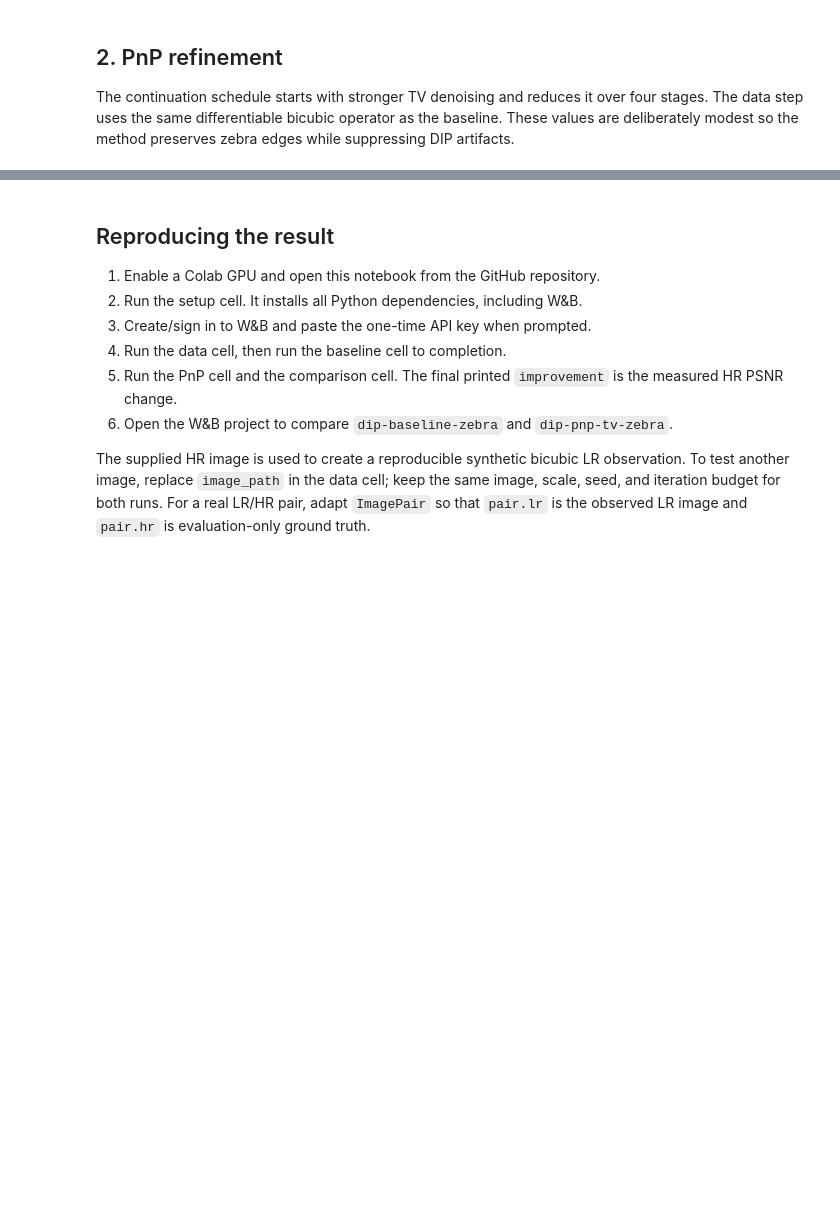
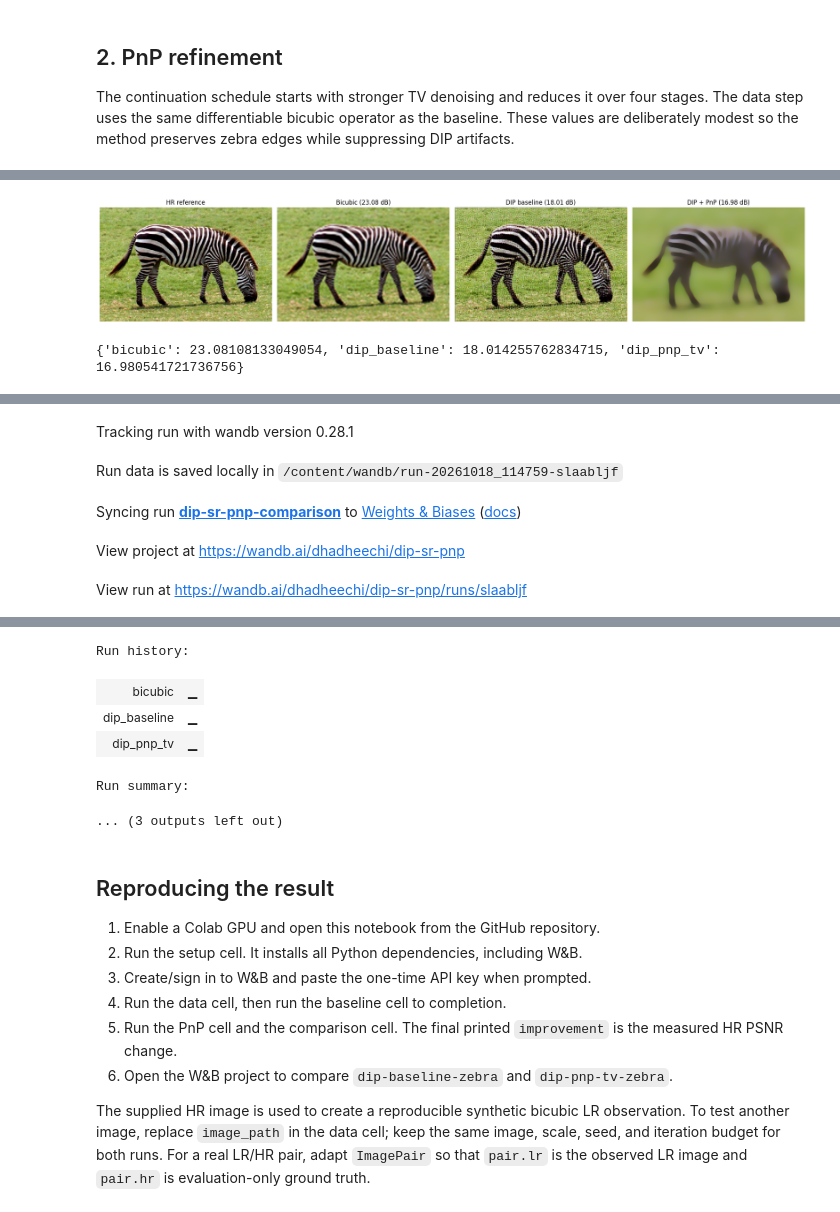
Before and after one commit to Dhadheechi/dip-sr, a Jupyter notebook: notebooks/super_resolution_template.ipynb, the cells around one changed output, grey strips where cells are left out. Saved outputs shown, nothing was run; the diff lists cells and outputs as text; code cells hidden in the pictures; blank space fills up the shorter version.

```diff
--- a/notebooks/super_resolution_template.ipynb
+++ b/notebooks/super_resolution_template.ipynb
@@ -94,28 +146,44 @@ print(f"improvement: {psnr(pnp.output, pair.hr) - psnr(baseline.output, pair.hr)
 # %%
 bicubic = torch.nn.functional.interpolate(
     pair.lr, size=pair.hr.shape[-2:], mode="bicubic", align_corners=False
 )
+pnp_config = PnPConfig(
+    outer_steps=4,
+    inner_steps=12,
+    data_step=50.0,
+    denoise_relaxation=0.15,
+    tv_weights=(0.008, 0.005, 0.003, 0.001),
+    experiment_name="dip-pnp-tv-zebra",
+    wandb_project=WANDB_PROJECT if USE_WANDB else None,
+    wandb_mode="online",
+)
+
+# Start from bicubic rather than the failed DIP output.
+pnp = run_pnp_refinement(pair, bicubic, pnp_config)
 fig, axes = plt.subplots(1, 4, figsize=(20, 5))
 images = [pair.hr, bicubic, baseline.output, pnp.output]
 titles = [
     "HR reference",
     f"Bicubic ({psnr(bicubic, pair.hr):.2f} dB)",
     f"DIP baseline ({psnr(baseline.output, pair.hr):.2f} dB)",
     f"DIP + PnP ({psnr(pnp.output, pair.hr):.2f} dB)",
 ]
 for axis, value, title in zip(axes, images, titles):
     axis.imshow(tensor_to_image(value))
     axis.set_title(title)
     axis.axis("off")
 plt.tight_layout()
 plt.show()
 
 comparison = {
     "bicubic": psnr(bicubic, pair.hr),
     "dip_baseline": psnr(baseline.output, pair.hr),
     "dip_pnp_tv": psnr(pnp.output, pair.hr),
 }
 print(comparison)
 if USE_WANDB:
     with wandb.init(project=WANDB_PROJECT, name="dip-sr-pnp-comparison", config=comparison) as comparison_run:
         comparison_run.log(comparison)
+# %% [output]
+[figure, added]
+{'bicubic': 23.08108133049054, 'dip_baseline': 18.014255762834715, 'dip_pnp_tv': 16.980541721736756}
@@ -121,0 +191,5 @@ if USE_WANDB:
+Tracking run with wandb version 0.28.1
+Run data is saved locally in /content/wandb/run-20261018_114759-slaabljf
+Syncing run dip-sr-pnp-comparison to Weights & Biases (docs)
+View project at https://wandb.ai/dhadheechi/dip-sr-pnp
+View run at https://wandb.ai/dhadheechi/dip-sr-pnp/runs/slaabljf
@@ -122,3 +197,9 @@ if USE_WANDB:
+Run history:
+| bicubic | ▁ |
+| dip_baseline | ▁ |
+| dip_pnp_tv | ▁ |
+Run summary:
+... (3 outputs left out)
 # %% [markdown]
 ## Reproducing the result
 
```
Also changed, not shown: parts of 6 cells of this notebook.
